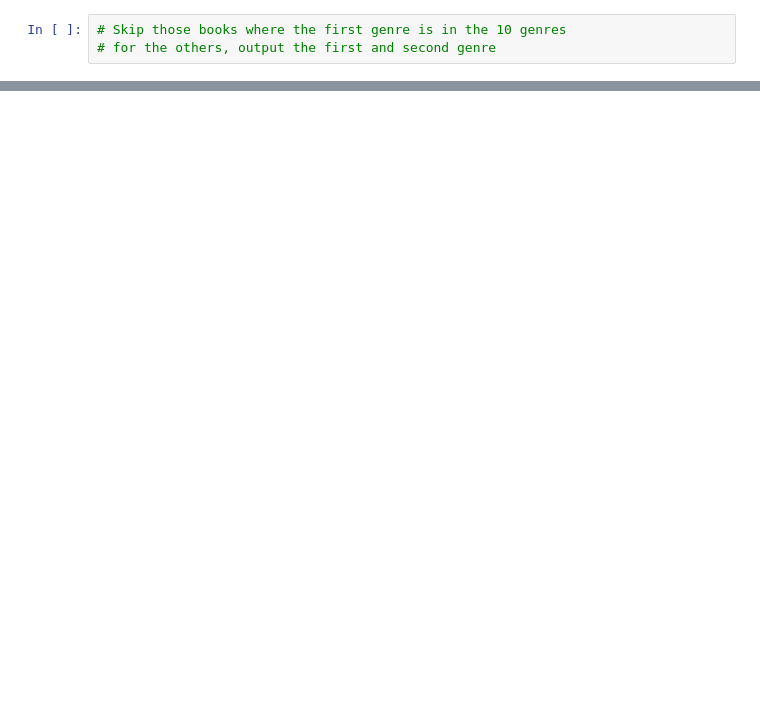
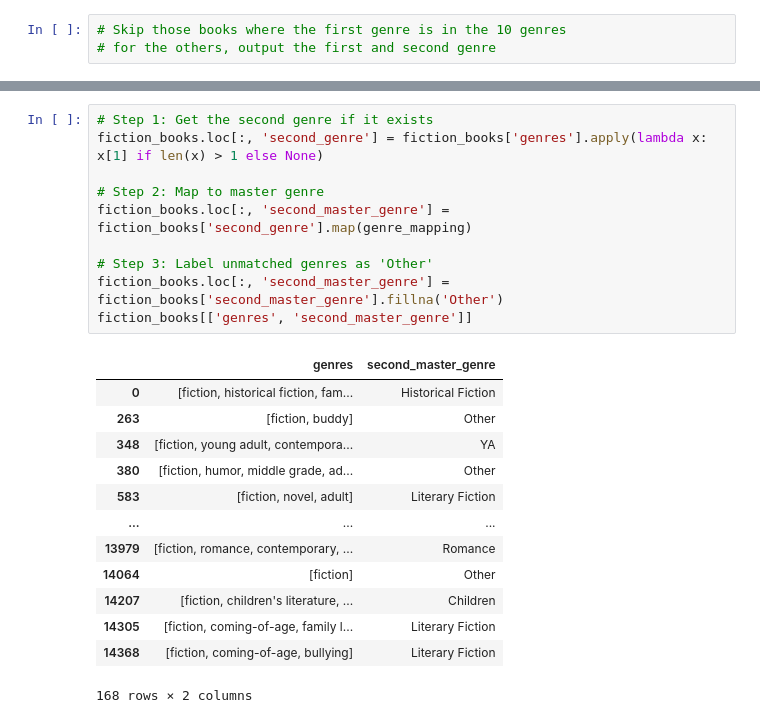
Before and after one commit to skratzke/thesis, a Jupyter notebook: 3 genres.ipynb, the cells around one changed output, grey strips where cells are left out. Drawn from its saved outputs; the diff is of its cells as text; blank space fills up the shorter version.

```diff
--- a/3 genres.ipynb
+++ b/3 genres.ipynb
@@ -80,0 +512,24 @@ Main genres:
+# %%
+# Step 1: Get the second genre if it exists
+fiction_books.loc[:, 'second_genre'] = fiction_books['genres'].apply(lambda x: x[1] if len(x) > 1 else None)
+
+# Step 2: Map to master genre
+fiction_books.loc[:, 'second_master_genre'] = fiction_books['second_genre'].map(genre_mapping)
+
+# Step 3: Label unmatched genres as 'Other'
+fiction_books.loc[:, 'second_master_genre'] = fiction_books['second_master_genre'].fillna('Other')
+fiction_books[['genres', 'second_master_genre']]
+# %% [output]
+|  | genres | second_master_genre |
+| 0 | [fiction, historical fiction, fam... | Historical Fiction |
+| 263 | [fiction, buddy] | Other |
+| 348 | [fiction, young adult, contempora... | YA |
+| 380 | [fiction, humor, middle grade, ad... | Other |
+| 583 | [fiction, novel, adult] | Literary Fiction |
+| ... | ... | ... |
+| 13979 | [fiction, romance, contemporary, ... | Romance |
+| 14064 | [fiction] | Other |
+| 14207 | [fiction, children's literature, ... | Children |
+| 14305 | [fiction, coming-of-age, family l... | Literary Fiction |
+| 14368 | [fiction, coming-of-age, bullying] | Literary Fiction |
+168 rows × 2 columns
```
Also changed, not shown: parts of 13 cells of this notebook, 3 other files.
